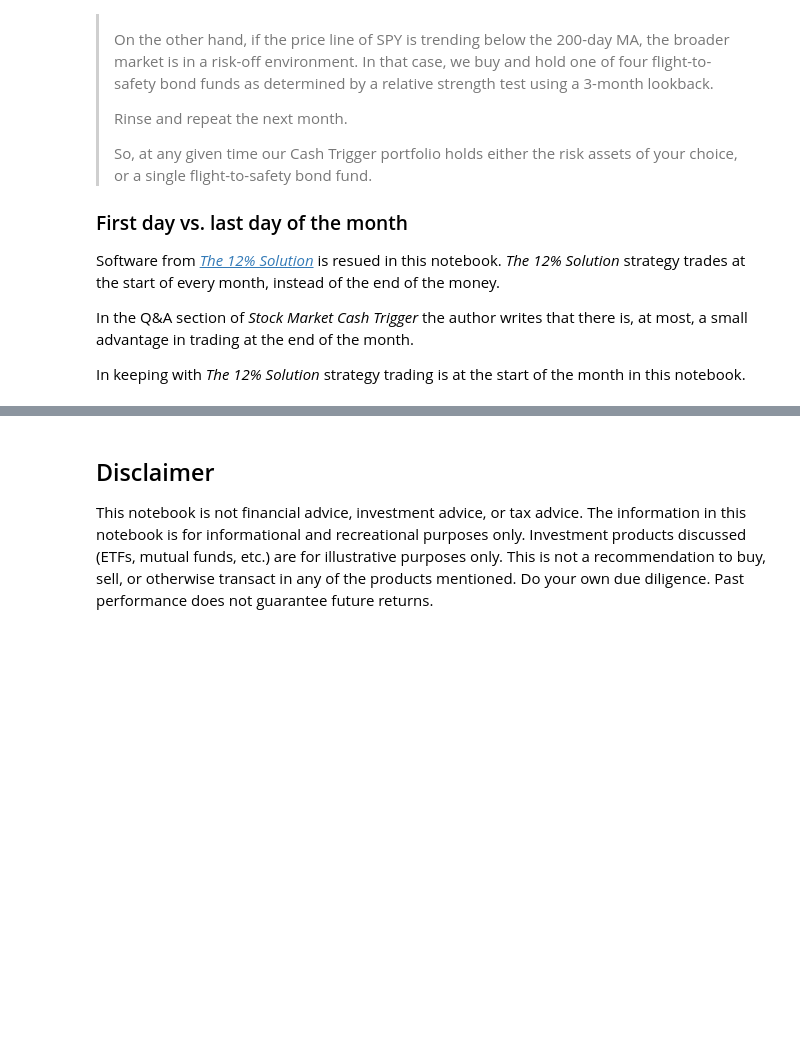
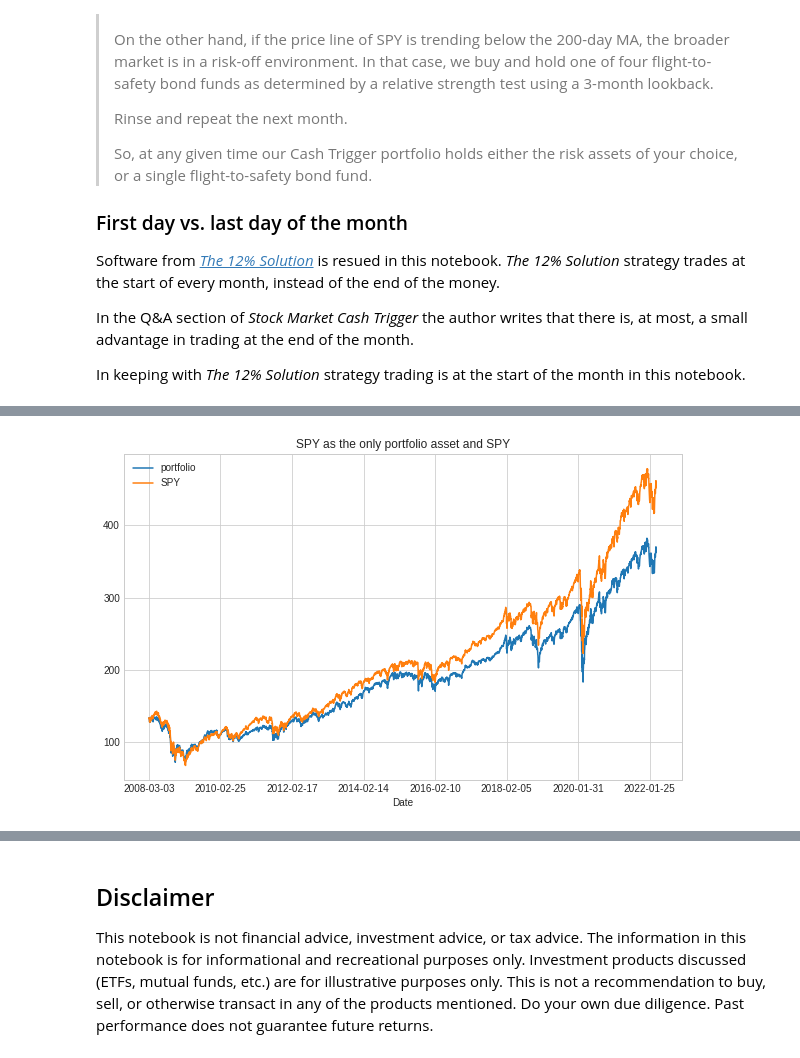
Before and after one commit to IanLKaplan/cash_trigger, a Jupyter notebook: cash_trigger.ipynb, the cells around one changed output, grey strips where cells are left out. Cells and saved outputs as stored; diff of their text form; code cells hidden in the pictures; blank space fills up the shorter version.

Commit message:
Added a discussion on portfolio calculation and portfolio volatility.

```diff
--- a/cash_trigger.ipynb
+++ b/cash_trigger.ipynb
@@ -655,0 +669,73 @@ print(tabulate(assets_collapsed_df, headers=[*assets_collapsed_df.columns], tabl
+# %%
+
+def build_plot_data(holdings: float, portfolio_df: pd.DataFrame, spy_df: pd.DataFrame) -> pd.DataFrame:
+    port_start_date = portfolio_df.index[0]
+    port_start_date = convert_date(port_start_date)
+    port_end_date = portfolio_df.index[-1]
+    port_end_date = convert_date(port_end_date)
+    spy_index = spy_df.index
+    spy_start_ix = findDateIndex(spy_index, port_start_date)
+    spy_end_ix = findDateIndex(spy_index, port_end_date)
+    spy_df = pd.DataFrame(spy_df[:][spy_start_ix:spy_end_ix+1])
+    spy_return = return_df(spy_df)
+    spy_return_a = apply_return(start_val=holdings, return_df=spy_return)
+    spy_port = pd.DataFrame(spy_return_a)
+    spy_port.columns = ['SPY']
+    spy_port.index = spy_df.index
+    plot_df = portfolio_df.copy()
+    plot_df['SPY'] = spy_port
+    return plot_df
+
+
+spy_start_val = float(spy_close[:].values[0])
+spy_only_portfolio, t = portfolio_return(holdings=spy_start_val,
+                                         risk_asset=spy_close,
+                                         bond_asset=spy_close,
+                                         spy_data=spy_data,
+                                         start_date=start_date,
+                                         end_date=end_date)
+
+plot_df = build_plot_data(holdings=spy_start_val, portfolio_df=spy_only_portfolio, spy_df=spy_close)
+plot_df.plot(grid=True, title='SPY as the only portfolio asset and SPY', figsize=(10,6))
+
+
+def collapse_asset_df(asset_df: pd.DataFrame) -> pd.DataFrame:
+    date_l: List = []
+    asset_l: List = []
+    current_date = convert_date(asset_df.index[0])
+    date_l.append(current_date)
+    cur_asset = asset_df.values[0][0]
+    asset_l.append(cur_asset)
+    for index in range(1, asset_df.shape[0]):
+        row = asset_df[:][index:index+1]
+        row_name = row.values[0][0]
+        row_date = convert_date(row.index[0])
+        if row_name != cur_asset:
+            date_l.append(row_date)
+            asset_l.append(row_name)
+            cur_asset = row_name
+    collapse_df = pd.DataFrame(asset_l)
+    collapse_df.index = date_l
+    collapse_df.columns = ['asset']
+    return collapse_df
+
+
+holdings = 100000
+cash_trigger_bonds = ['JNK', 'TLT', 'MUB']
+cash_trigger_bond_file = "cash_trigger_bond_adjclose"
+cash_trigger_bond_adjclose = get_market_data(file_name=cash_trigger_bond_file,
+                                             data_col='Adj Close',
+                                             symbols=cash_trigger_bonds,
+                                             data_source=data_source,
+                                             start_date=start_date,
+                                             end_date=end_date)
+
+spy_portfolio_df, assets_df = portfolio_return(holdings=holdings,
+                                               risk_asset=spy_close,
+                                               bond_asset=cash_trigger_bond_adjclose,
+                                               spy_data=spy_data,
+                                               start_date=start_date,
+                                               end_date=end_date
+                                               )
+# %% [output]
+[figure, added]
```
Also changed, not shown: parts of 11 cells of this notebook, 1 other file.
